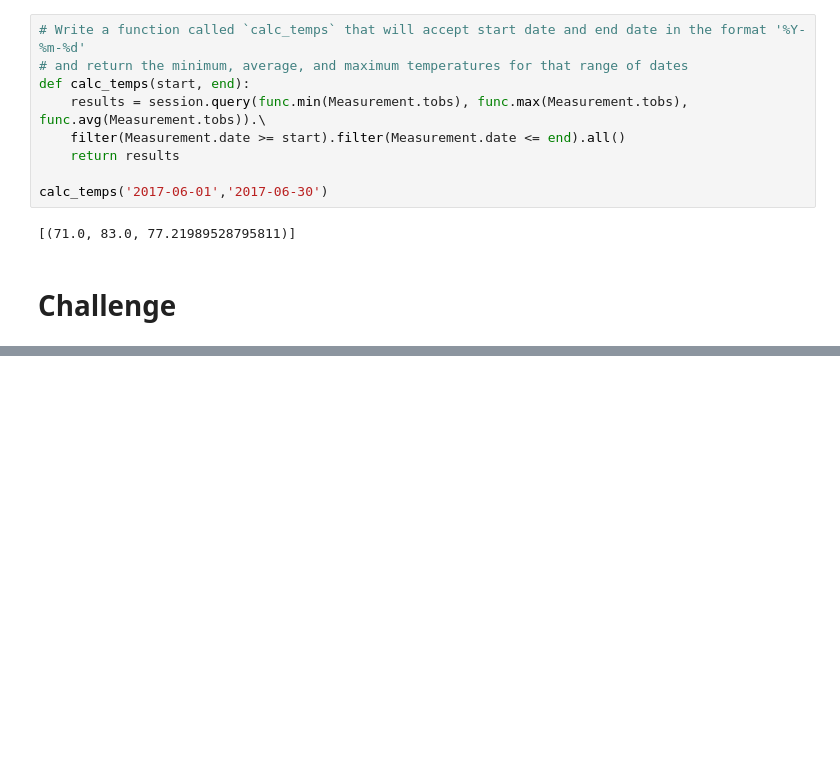
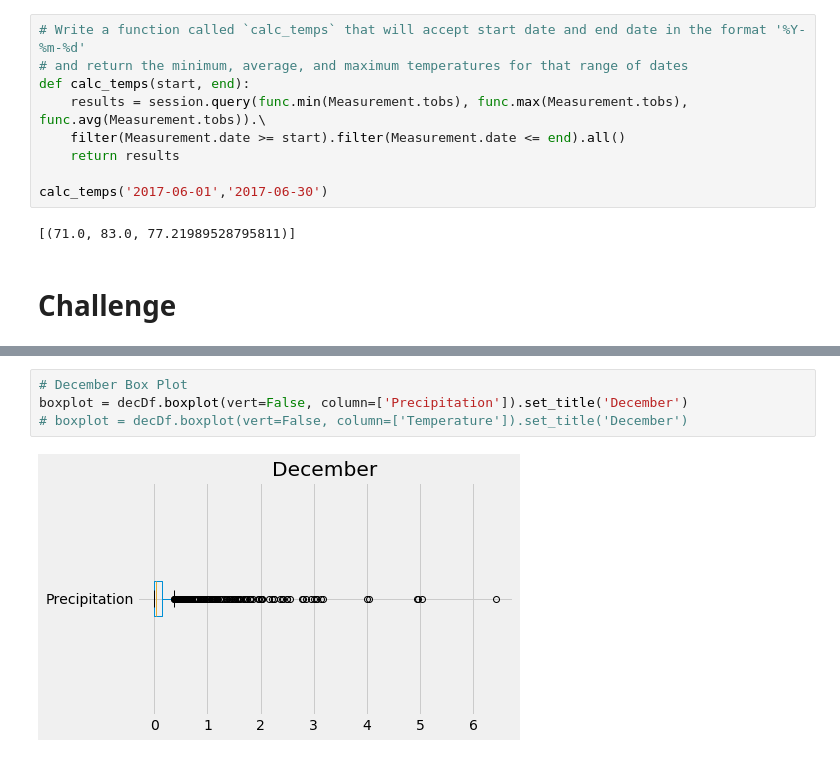
Before and after one commit to Calistic/Weather-Pattern-Analysis, a Jupyter notebook: climate_analysis.ipynb, the cells around one changed output, grey strips where cells are left out. Saved outputs shown, nothing was run; the diff lists cells and outputs as text; blank space fills up the shorter version.

```diff
--- a/climate_analysis.ipynb
+++ b/climate_analysis.ipynb
@@ -206,3 +217,9 @@ min         0.000000    56.000000
 max         6.420000    83.000000
 [figure]
 [figure]
+# %%
+# December Box Plot
+boxplot = decDf.boxplot(vert=False, column=['Precipitation']).set_title('December')
+# boxplot = decDf.boxplot(vert=False, column=['Temperature']).set_title('December')
+# %% [output]
+[figure, added]
```
Also changed, not shown: parts of 5 cells of this notebook, 5 other files.
